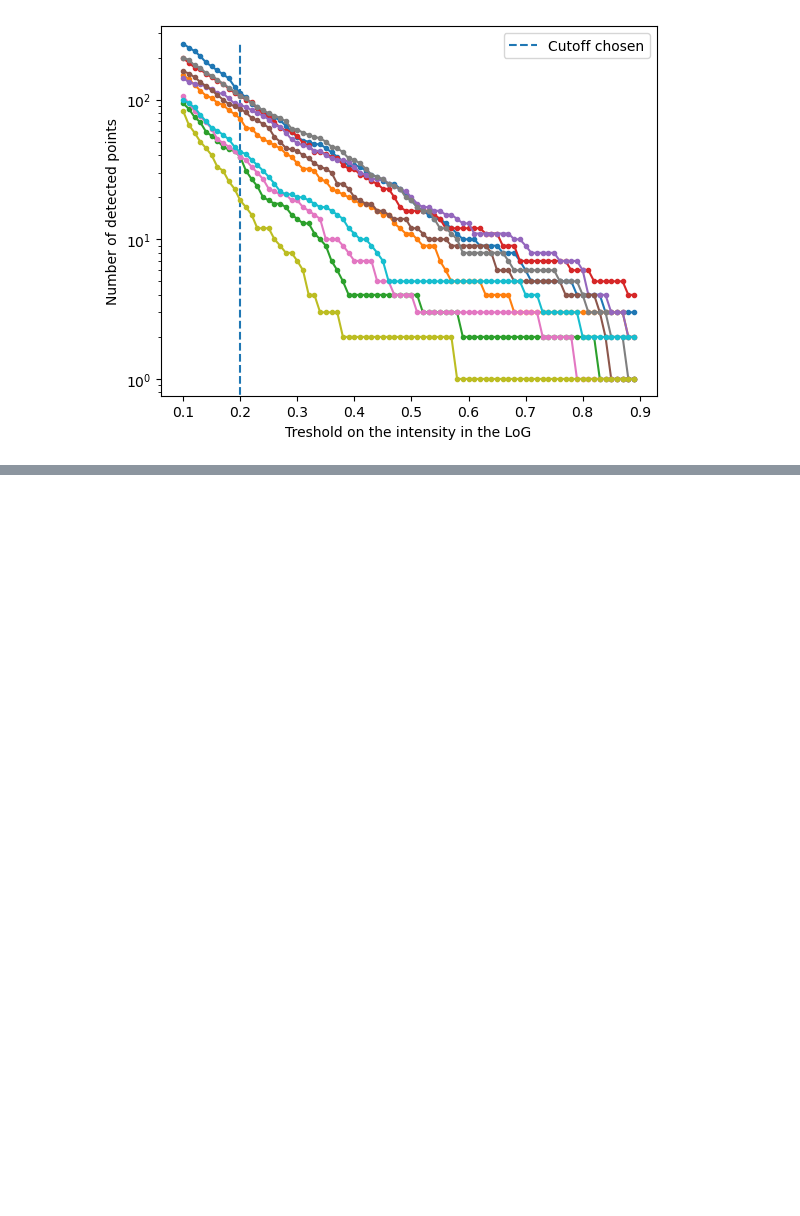
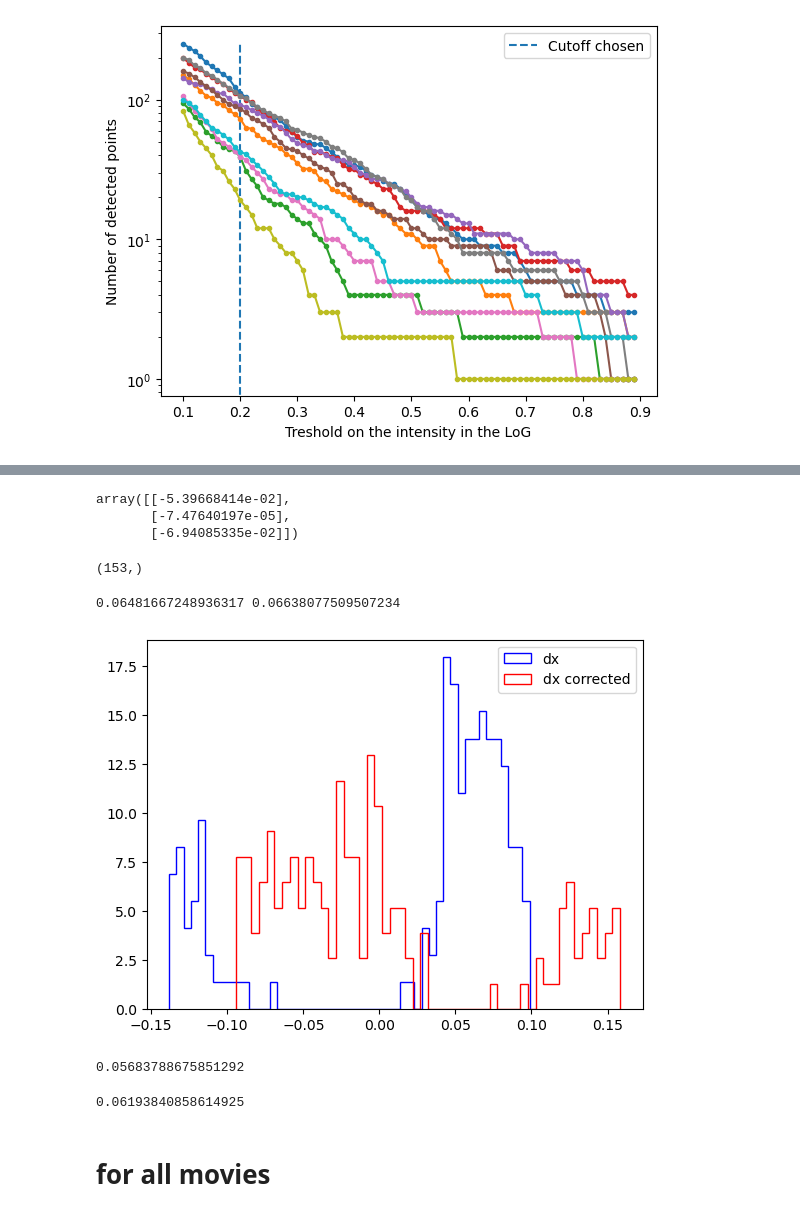
Before and after one commit to NessLfy/loop_extrusion_contact_dynamics, a Jupyter notebook: scratchpad/chromatic_aberration_correction.ipynb, the cells around one changed output, grey strips where cells are left out. Saved outputs shown, nothing was run; the diff lists cells and outputs as text; code cells hidden in the pictures; blank space fills up the shorter version.

Commit message:
add rototranslation calculation

```diff
--- a/scratchpad/chromatic_aberration_correction.ipynb
+++ b/scratchpad/chromatic_aberration_correction.ipynb
@@ -340,0 +345,4 @@ plt.show()
+# %%
+moving = df_comb[df_comb['run']==df_comb['run'].unique()[0]][['x','y','z']].values.T + df_comb[df_comb['run']==df_comb['run'].unique()[0]][['dx','dy','dz']].values.T
+# %%
+R, t = cor.calculate_rototranslation_3D(reference.T,moving.T)
@@ -340,0 +355,35 @@ plt.show()
+# %%
+t
+# %% [output]
+array([[-5.39668414e-02],
+       [-7.47640197e-05],
+       [-6.94085335e-02]])
+# %%
+moving_cor = np.dot(R,moving)+t
+# %%
+dx,dy,dz = reference - moving_cor
+# %%
+reference[0,:].shape
+# %% [output]
+(153,)
+# %%
+print(np.std(dy),np.std(df_comb[df_comb['run']==df_comb['run'].unique()[0]]['dy']))
+# %% [output]
+0.06481667248936317 0.06638077509507234
+# %%
+plt.hist(df_comb[df_comb['run']==df_comb['run'].unique()[0]]['dz'],histtype='step',color='blue',bins=50,density=True,label='dx')
+plt.hist(dz,histtype='step',color='r',bins=50,density=True,label='dx corrected')
+plt.legend()
+plt.show()
+# %% [output]
+[figure, added]
+# %%
+np.std(np.sqrt(df_comb[df_comb['run']==df_comb['run'].unique()[0]]['dy']**2+df_comb[df_comb['run']==df_comb['run'].unique()[0]]['dx']**2+df_comb[df_comb['run']==df_comb['run'].unique()[0]]['dz']**2))
+# %% [output]
+0.05683788675851292
+# %%
+np.std(np.sqrt(dy**2+dx**2+dz**2))
+# %% [output]
+0.06193840858614925
+# %% [markdown]
+# for all movies
```
Also changed, not shown: parts of 10 cells of this notebook, 1 other file.
